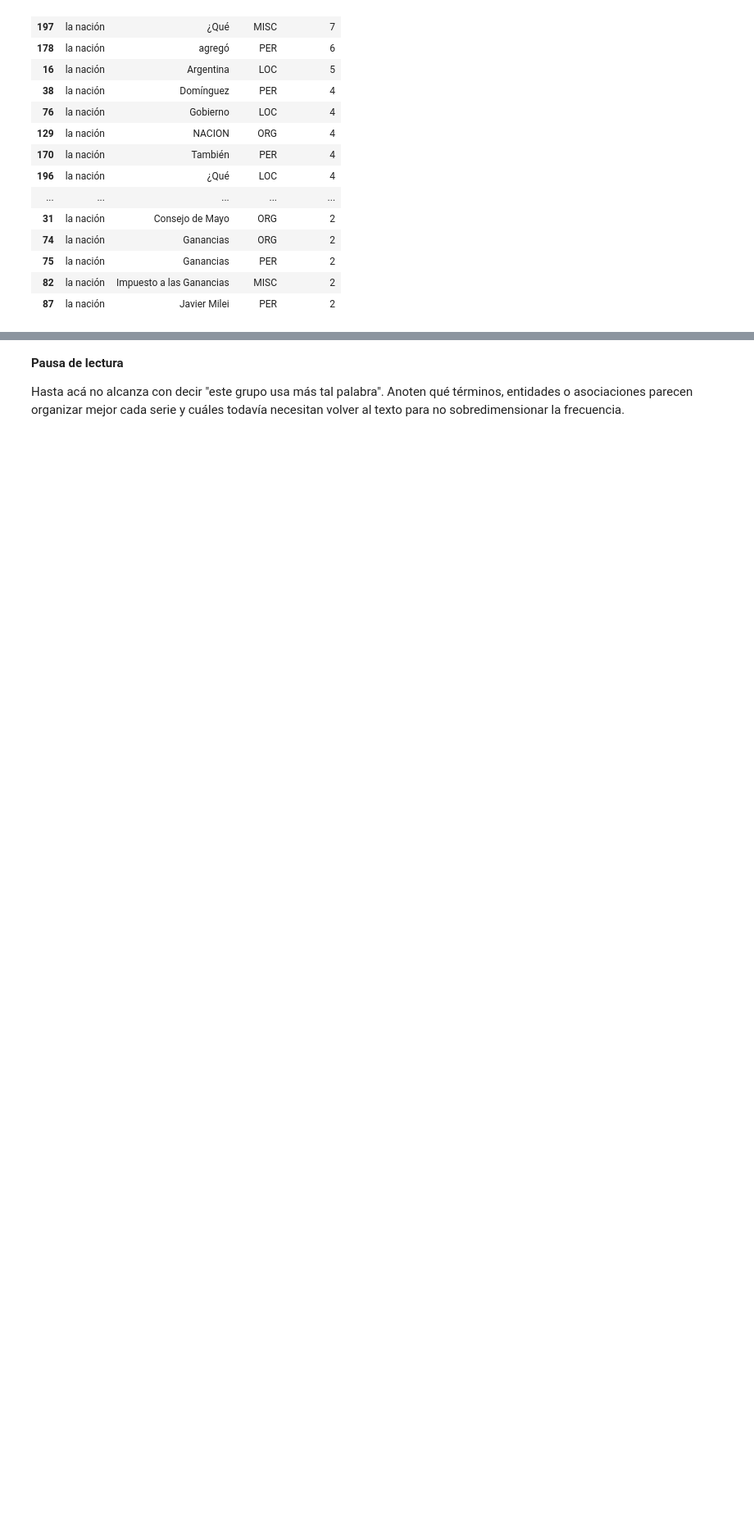
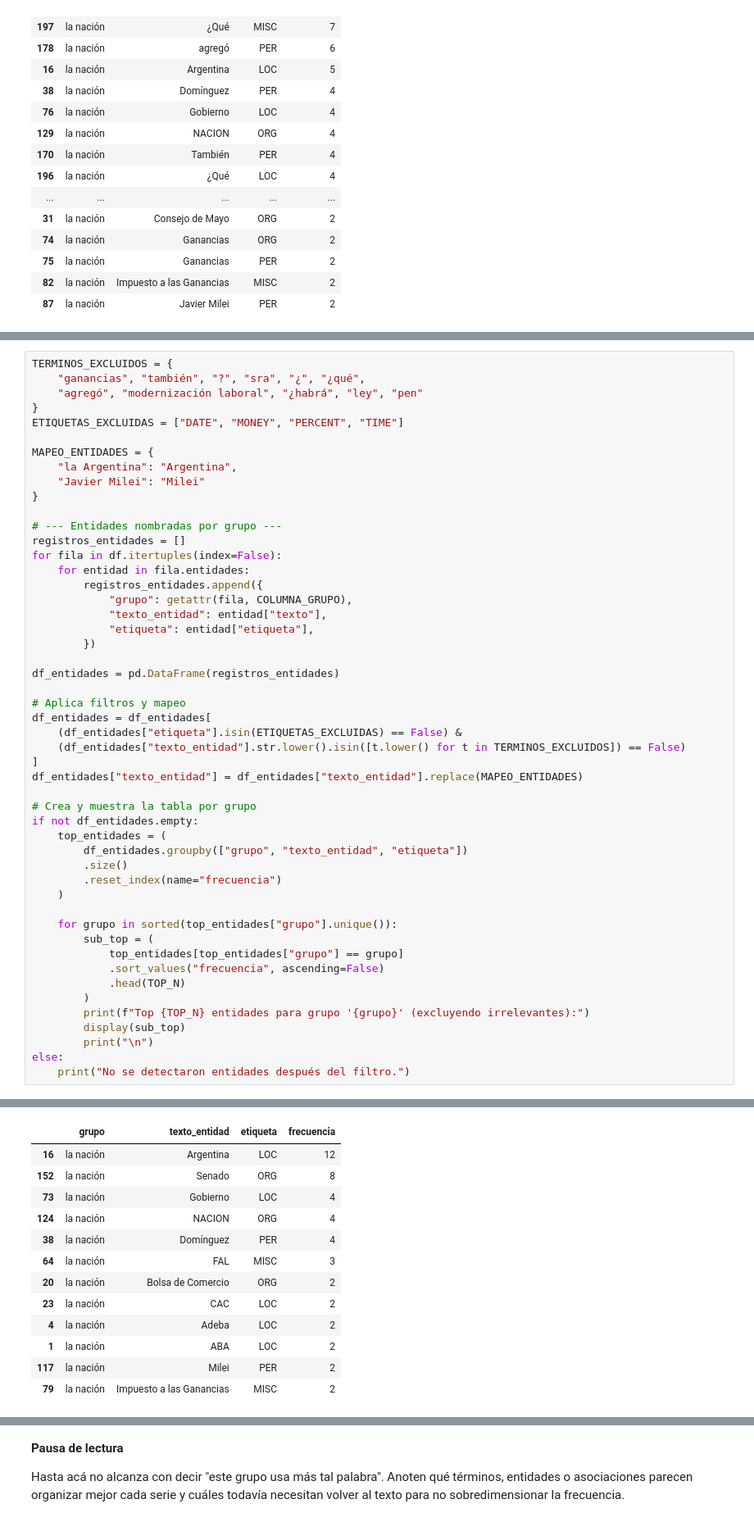
Before and after one commit to Sabri-Nang/sanches-sabrina-pln-1c-2026, a Jupyter notebook: TPI_2/TPI_2_Text_Mining_y_Analisis_Discursivo_Comparado.ipynb, the cells around one changed output, grey strips where cells are left out. Shown at 82% size. Drawn from its saved outputs; the diff is of its cells as text; blank space fills up the shorter version.

```diff
--- a/TPI_2/TPI_2_Text_Mining_y_Analisis_Discursivo_Comparado.ipynb
+++ b/TPI_2/TPI_2_Text_Mining_y_Analisis_Discursivo_Comparado.ipynb
@@ -462,0 +690,51 @@ else:
+# %%
+TERMINOS_EXCLUIDOS = {
+    "ganancias", "también", "?", "sra", "¿", "¿qué",
+    "agregó", "modernización laboral", "¿habrá", "ley", "pen"
+}
+ETIQUETAS_EXCLUIDAS = ["DATE", "MONEY", "PERCENT", "TIME"]
+
+MAPEO_ENTIDADES = {
+    "la Argentina": "Argentina",
+    "Javier Milei": "Milei"
+}
+
+# --- Entidades nombradas por grupo ---
+registros_entidades = []
+for fila in df.itertuples(index=False):
+    for entidad in fila.entidades:
+        registros_entidades.append({
+            "grupo": getattr(fila, COLUMNA_GRUPO),
+            "texto_entidad": entidad["texto"],
+            "etiqueta": entidad["etiqueta"],
+        })
+
+df_entidades = pd.DataFrame(registros_entidades)
+
+# Aplica filtros y mapeo
+df_entidades = df_entidades[
+    (df_entidades["etiqueta"].isin(ETIQUETAS_EXCLUIDAS) == False) &
+    (df_entidades["texto_entidad"].str.lower().isin([t.lower() for t in TERMINOS_EXCLUIDOS]) == False)
+]
+df_entidades["texto_entidad"] = df_entidades["texto_entidad"].replace(MAPEO_ENTIDADES)
+
+# Crea y muestra la tabla por grupo
+if not df_entidades.empty:
+    top_entidades = (
+        df_entidades.groupby(["grupo", "texto_entidad", "etiqueta"])
+        .size()
+        .reset_index(name="frecuencia")
+    )
+
+    for grupo in sorted(top_entidades["grupo"].unique()):
+        sub_top = (
+            top_entidades[top_entidades["grupo"] == grupo]
+            .sort_values("frecuencia", ascending=False)
+            .head(TOP_N)
+        )
+        print(f"Top {TOP_N} entidades para grupo '{grupo}' (excluyendo irrelevantes):")
+        display(sub_top)
+        print("\n")
+else:
+    print("No se detectaron entidades después del filtro.")
+# %% [output]
@@ -462,0 +742,13 @@ else:
+|  | grupo | texto_entidad | etiqueta | frecuencia |
+| 16 | la nación | Argentina | LOC | 12 |
+| 152 | la nación | Senado | ORG | 8 |
+| 73 | la nación | Gobierno | LOC | 4 |
+| 124 | la nación | NACION | ORG | 4 |
+| 38 | la nación | Domínguez | PER | 4 |
+| 64 | la nación | FAL | MISC | 3 |
+| 20 | la nación | Bolsa de Comercio | ORG | 2 |
+| 23 | la nación | CAC | LOC | 2 |
+| 4 | la nación | Adeba | LOC | 2 |
+| 1 | la nación | ABA | LOC | 2 |
+| 117 | la nación | Milei | PER | 2 |
+| 79 | la nación | Impuesto a las Ganancias | MISC | 2 |
```
Also changed, not shown: parts of 8 cells of this notebook.
